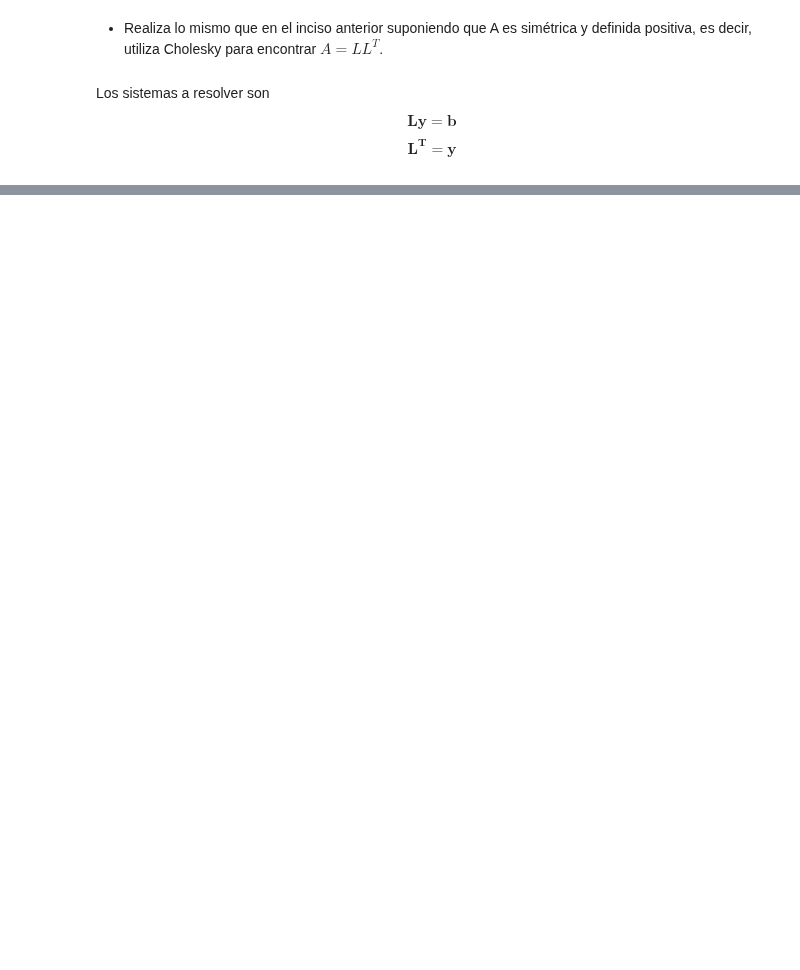
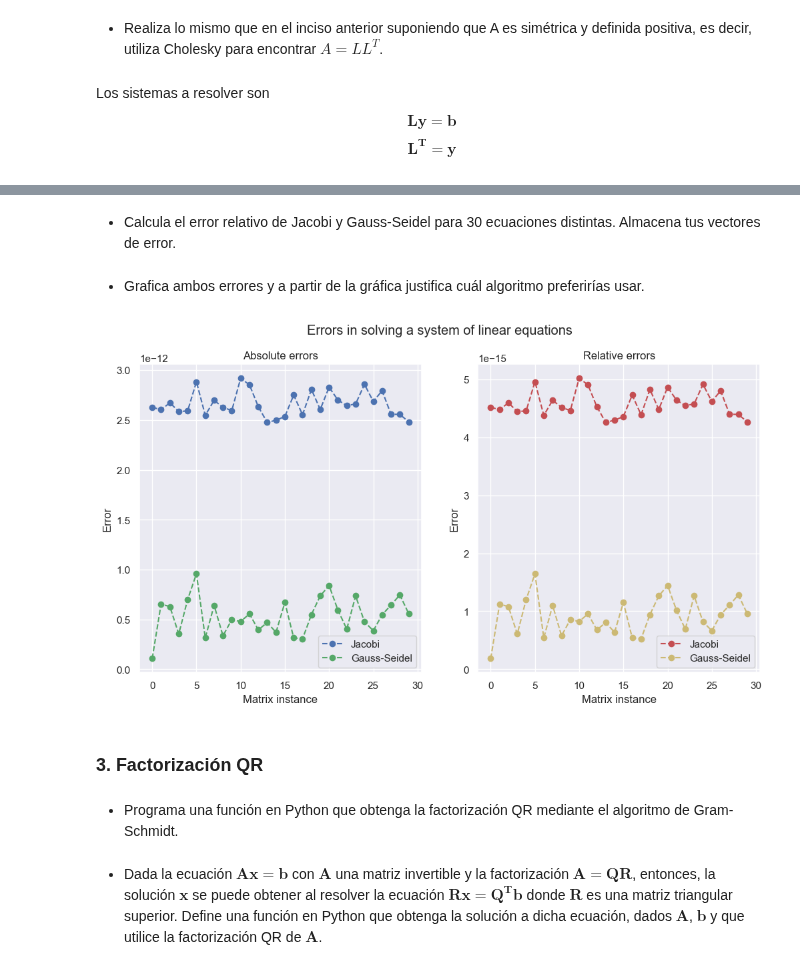
Before and after one commit to emilianodesu/LCD-5Sem-2025-1, a Jupyter notebook: MMCCD/Emiliano_Mendoza_T2.ipynb, the cells around one changed output, grey strips where cells are left out. Cells and saved outputs as stored; diff of their text form; code cells hidden in the pictures; blank space fills up the shorter version.

```diff
--- a/MMCCD/Emiliano_Mendoza_T2.ipynb
+++ b/MMCCD/Emiliano_Mendoza_T2.ipynb
@@ -279,0 +568,6 @@ def solve_sle_cholesky(A: np.ndarray, b: np.ndarray) -> np.ndarray:
+# %%
+# x_s = np.array([[i+1 for i in range(4)]], dtype=float).T ### No need to redefine x_s
+b = M@x_s
+# %%
+x_jacobi = solve_sle_jacobi(M, b, np.zeros((100,1)), 1e-10, 100)
+x_jacobi.flatten()
@@ -279,0 +585,3 @@ def solve_sle_cholesky(A: np.ndarray, b: np.ndarray) -> np.ndarray:
+# %%
+x_gs = solve_sle_gs(M, b, np.zeros((100,1)), 1e-10, 100)
+x_gs.flatten()
@@ -279,0 +599,44 @@ def solve_sle_cholesky(A: np.ndarray, b: np.ndarray) -> np.ndarray:
+# %% [markdown]
+- Calcula el error relativo de Jacobi y Gauss-Seidel para 30 ecuaciones distintas. Almacena tus vectores de error.
+# %%
+# Preallocate arrays for errors
+abs_errors_jacobi = np.zeros(30)
+abs_errors_gs = np.zeros(30)
+rel_errors_jacobi = np.zeros(30)
+rel_errors_gs = np.zeros(30)
+for i in range(30):
+    A = np.random.rand(100,100)
+    Q, _ = np.linalg.qr(A)
+    M = Q@D@Q.T
+    b = M@x_s
+    x_jacobi = solve_sle_jacobi(M, b, np.zeros((100,1)), 1e-10, 100).flatten()
+    x_gs = solve_sle_gs(M, b, np.zeros((100,1)), 1e-10, 100).flatten()
+    abs_errors_jacobi[i] = abs_err(x_jacobi, x_s.flatten())
+    rel_errors_jacobi[i] = rel_err(x_jacobi, x_s.flatten())
+    abs_errors_gs[i] = abs_err(x_gs, x_s.flatten())
+    rel_errors_gs[i] = rel_err(x_gs, x_s.flatten())
+# %% [markdown]
+- Grafica ambos errores y a partir de la gráfica justifica cuál algoritmo preferirías usar.
+# %%
+# Plot errors
+fig, axs = plt.subplots(1, 2, figsize=(12, 6))
+fig.suptitle('Errors in solving a system of linear equations')
+axs[0].plot(range(30), abs_errors_jacobi, 'b--o', label='Jacobi')
+axs[0].plot(range(30), abs_errors_gs, 'g--o', label='Gauss-Seidel')
+axs[0].set_title('Absolute errors')
+axs[0].set_xlabel('Matrix instance')
+axs[0].set_ylabel('Error')
+axs[0].legend()
+axs[1].plot(range(30), rel_errors_jacobi, 'r--o', label='Jacobi')
+axs[1].plot(range(30), rel_errors_gs, 'y--o', label='Gauss-Seidel')
+axs[1].set_title('Relative errors')
+axs[1].set_xlabel('Matrix instance')
+axs[1].set_ylabel('Error')
+axs[1].legend()
+plt.show()
+# %% [output]
+[figure, added]
+# %% [markdown]
+### 3. **Factorización QR**
+# %% [markdown]
+- Programa una función en Python que obtenga la factorización QR mediante el algoritmo de Gram-Schmidt.
@@ -279,0 +678,2 @@ def solve_sle_cholesky(A: np.ndarray, b: np.ndarray) -> np.ndarray:
+# %% [markdown]
+- Dada la ecuación $\mathbf{Ax=b}$ con $\mathbf{A}$ una matriz invertible y la factorización $\mathbf{A=QR}$, entonces, la solución $\mathbf{x}$ se puede obtener al resolver la ecuación $\mathbf{Rx=Q^Tb}$ donde $\mathbf{R}$ es una matriz triangular superior. Define una función en Python que obtenga la solución a dicha ecuación, dados $\mathbf{A}$, $\mathbf{b}$ y que utilice la factorización QR de $\mathbf{A}$.
```
Also changed, not shown: parts of 59 cells of this notebook, 4 other files.
